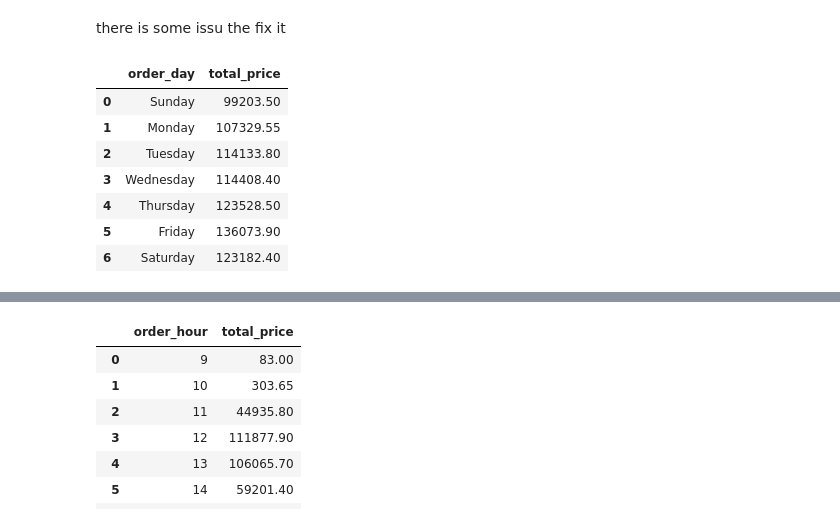
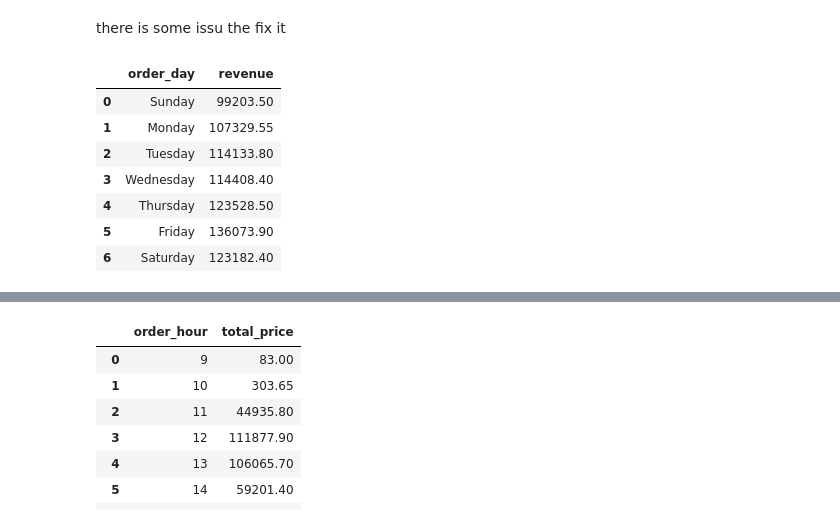
Before and after one commit to pinkimahato9814-afk/Pizza_sales_analysis, a Jupyter notebook: pizza_sales_analysis.ipynb, the cells around one changed output, grey strips where cells are left out. Drawn from its saved outputs; the diff is of its cells as text; code cells hidden in the pictures.

```diff
--- a/pizza_sales_analysis.ipynb
+++ b/pizza_sales_analysis.ipynb
@@ -152,11 +153,18 @@ there is some issu the fix it
 # df = df.drop_duplicates(subset='pizza_id')
 # df['pizza_id'].unique
 # %%
-# order
-day_sales = df.groupby('order_day',observed = False)['total_price'].sum().reset_index()
+# question number 2
+
+'''
+Daily Trend
+
+A line/bar chart showing sales by day of the week. Useful for staffing and operations planning.
+
+'''
+day_sales = df.groupby('order_day',observed = False)['revenue'].sum().reset_index()
 day_sales
 # %% [output]
-|  | order_day | total_price |
+|  | order_day | revenue |
 | 0 | Sunday | 99203.50 |
 | 1 | Monday | 107329.55 |
 | 2 | Tuesday | 114133.80 |
```
Also changed, not shown: parts of 22 cells of this notebook, 4 other files.
